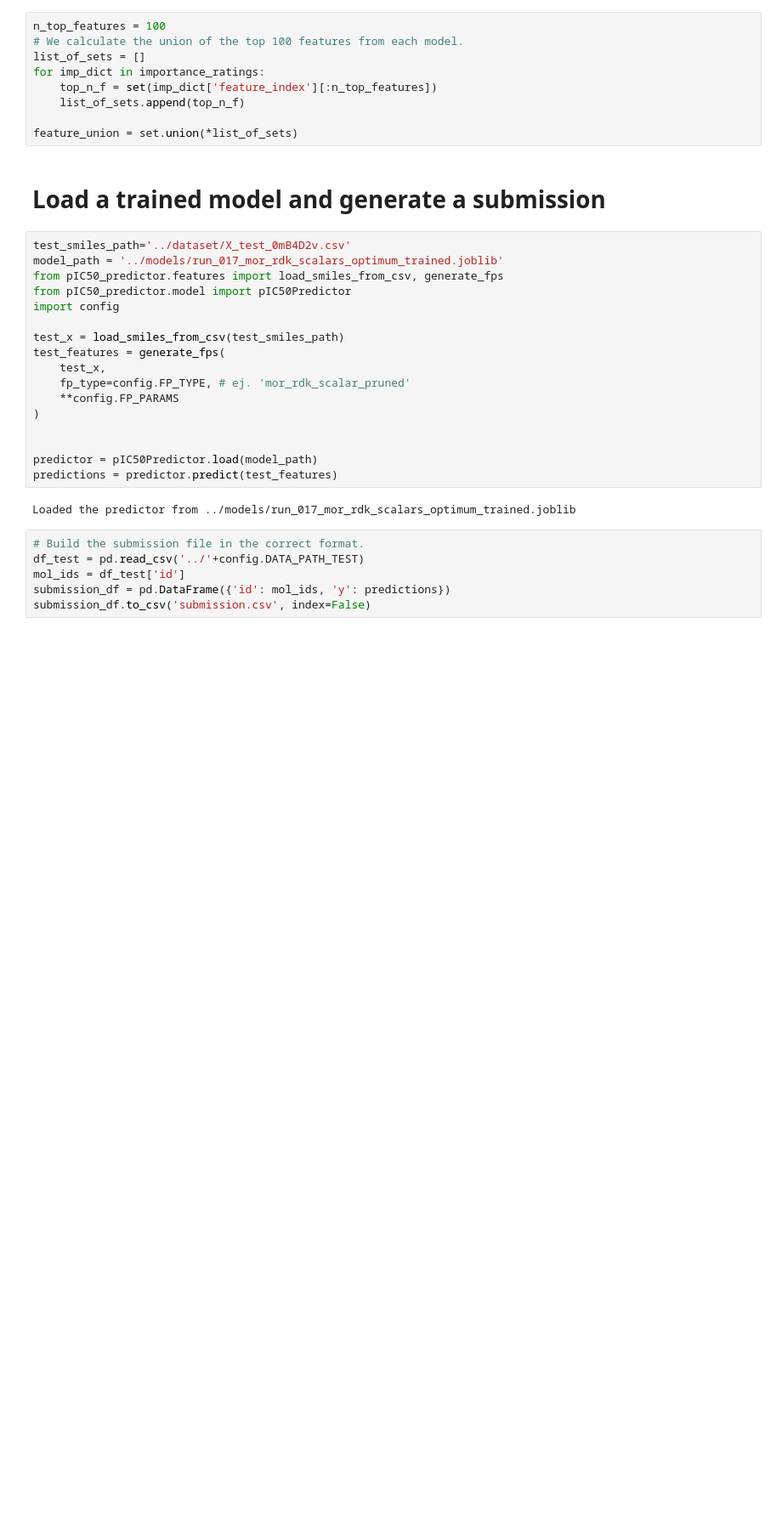
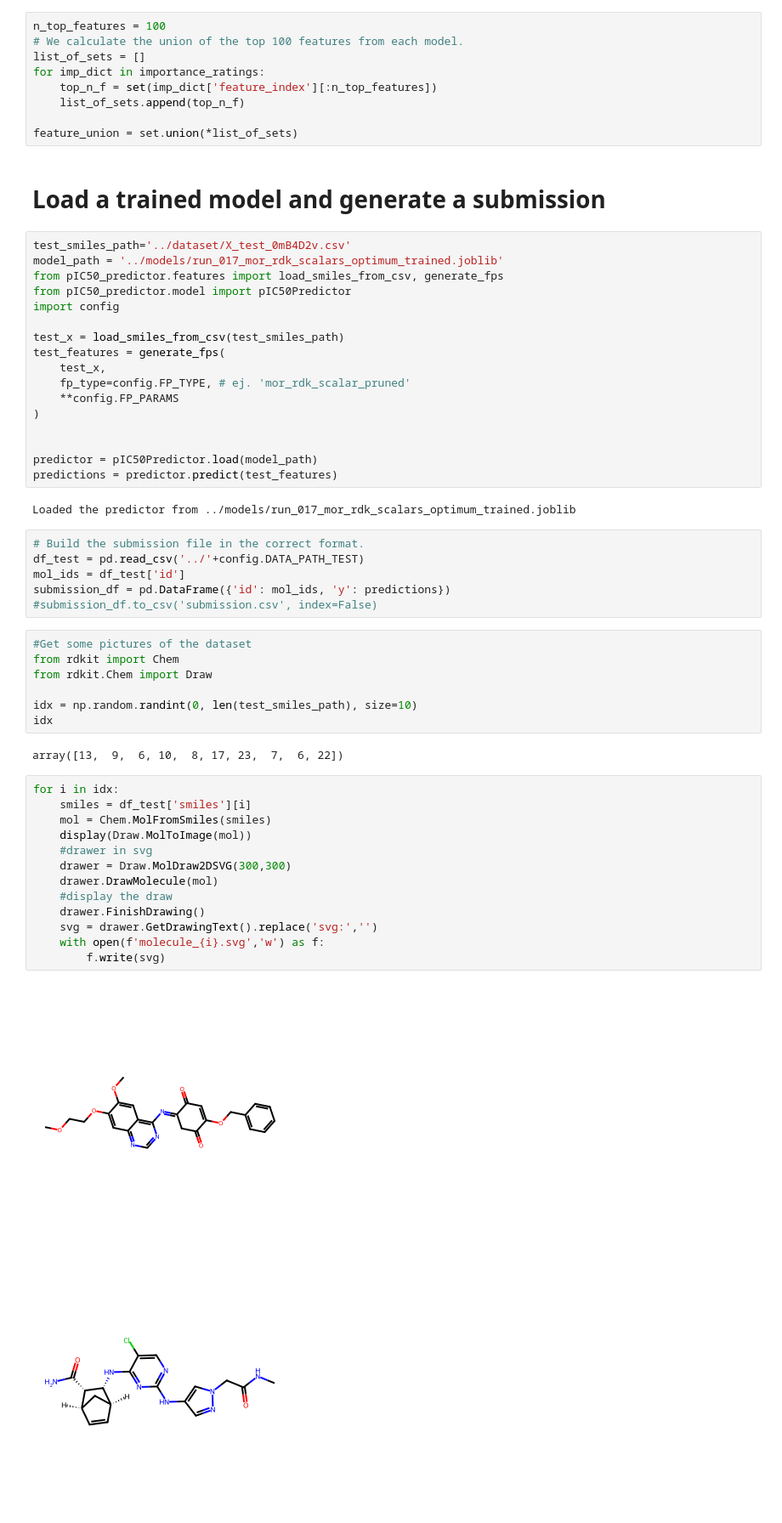
Before and after one commit to fuentediezjaime/pIC50_prediction_pipeline, a Jupyter notebook: notebooks/data_analysis.ipynb, the cells around one changed output. Shown at 85% size. Drawn from its saved outputs; the diff is of its cells as text; blank space fills up the shorter version.

```diff
--- a/notebooks/data_analysis.ipynb
+++ b/notebooks/data_analysis.ipynb
@@ -120,4 +162,29 @@ Loaded the predictor from ../models/run_017_mor_rdk_scalars_optimum_trained.jobl
 df_test = pd.read_csv('../'+config.DATA_PATH_TEST)
 mol_ids = df_test['id']
 submission_df = pd.DataFrame({'id': mol_ids, 'y': predictions})
-submission_df.to_csv('submission.csv', index=False)
+#submission_df.to_csv('submission.csv', index=False)
+# %%
+#Get some pictures of the dataset
+from rdkit import Chem
+from rdkit.Chem import Draw
+
+idx = np.random.randint(0, len(test_smiles_path), size=10)
+idx
+# %% [output]
+array([13,  9,  6, 10,  8, 17, 23,  7,  6, 22])
+# %%
+for i in idx:
+    smiles = df_test['smiles'][i]
+    mol = Chem.MolFromSmiles(smiles)
+    display(Draw.MolToImage(mol))
+    #drawer in svg
+    drawer = Draw.MolDraw2DSVG(300,300)
+    drawer.DrawMolecule(mol)
+    #display the draw
+    drawer.FinishDrawing()
+    svg = drawer.GetDrawingText().replace('svg:','')
+    with open(f'molecule_{i}.svg','w') as f:
+        f.write(svg)
+# %% [output]
+[figure, added]
+[figure, added]
```
Also changed, not shown: parts of 17 cells of this notebook, 2 other files.
